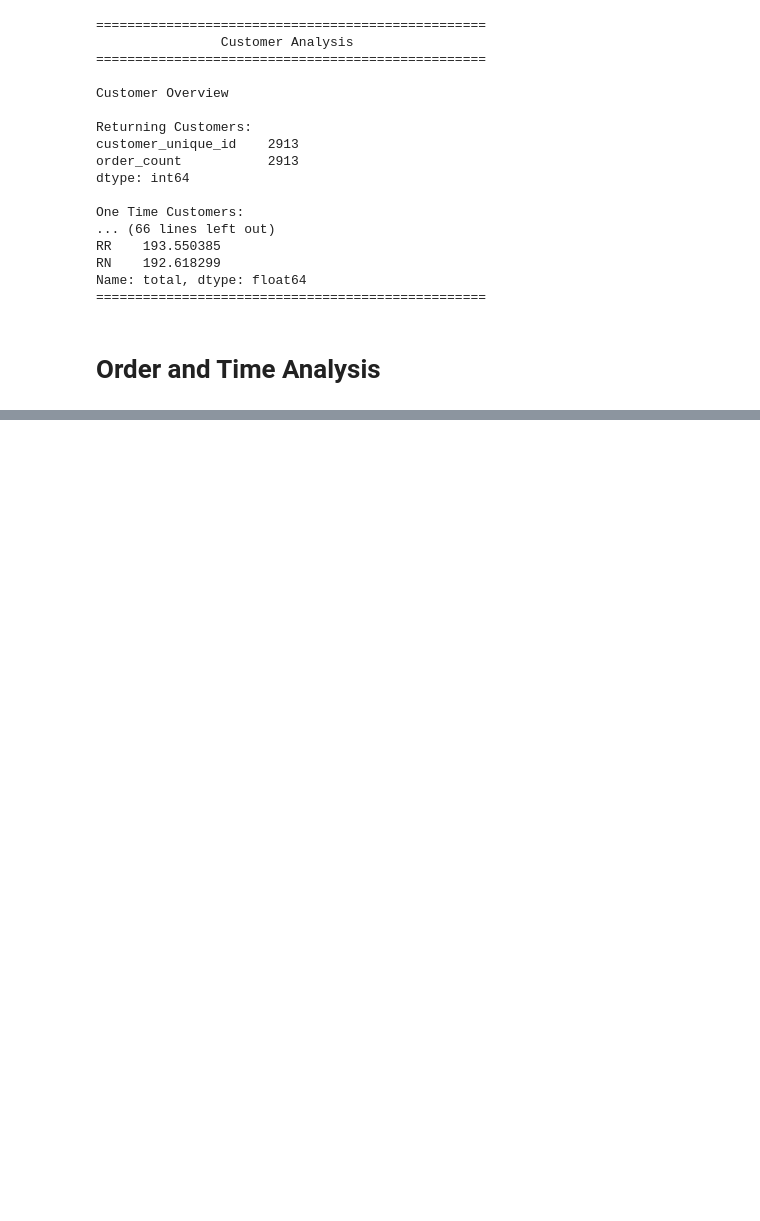
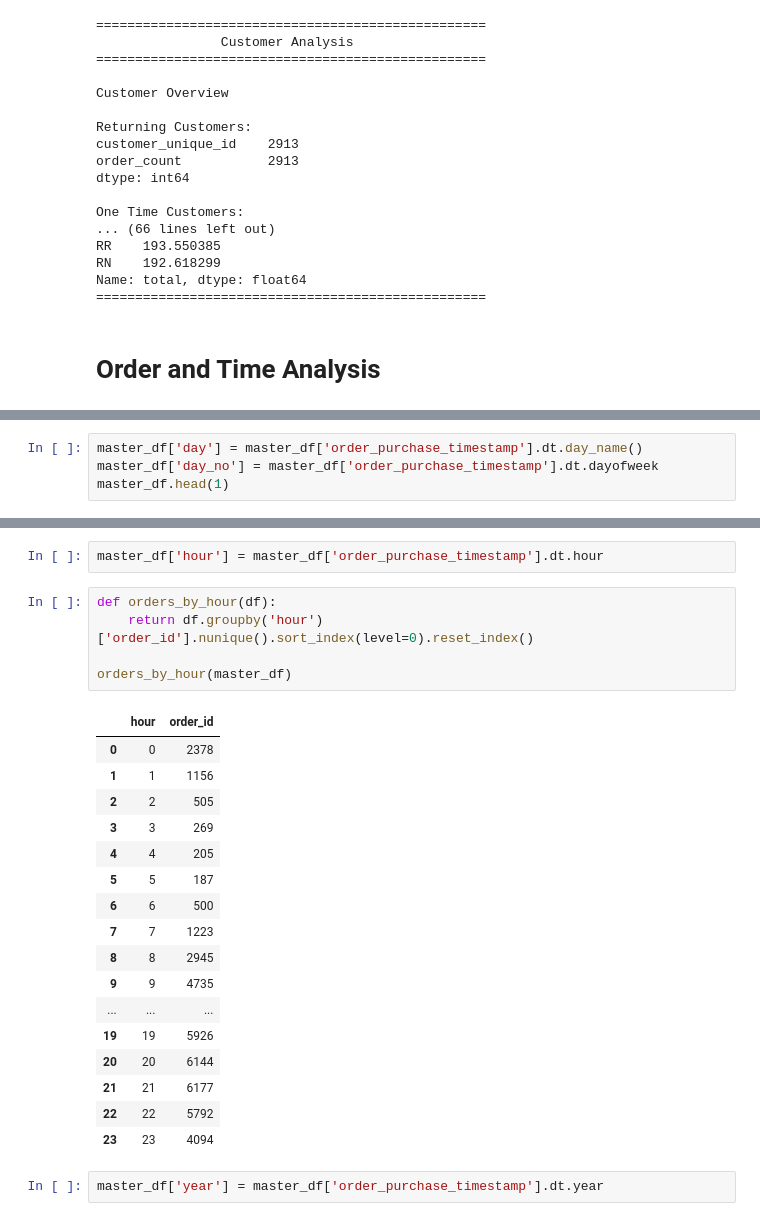
Before and after one commit to Rayyan-2205/ecommerce-sales-analytics, a Jupyter notebook: notebook/analysis.ipynb, the cells around one changed output, grey strips where cells are left out. Saved outputs shown, nothing was run; the diff lists cells and outputs as text; blank space fills up the shorter version.

```diff
--- a/notebook/analysis.ipynb
+++ b/notebook/analysis.ipynb
@@ -1371,0 +1369,4 @@ Name: order_id, dtype: int64
+# %%
+master_df['day'] = master_df['order_purchase_timestamp'].dt.day_name()
+master_df['day_no'] = master_df['order_purchase_timestamp'].dt.dayofweek
+master_df.head(1)
@@ -1371,0 +1391,27 @@ Name: order_id, dtype: int64
+# %%
+master_df['hour'] = master_df['order_purchase_timestamp'].dt.hour
+# %%
+def orders_by_hour(df):
+    return df.groupby('hour')['order_id'].nunique().sort_index(level=0).reset_index()
+
+orders_by_hour(master_df)
+# %% [output]
+|  | hour | order_id |
+| 0 | 0 | 2378 |
+| 1 | 1 | 1156 |
+| 2 | 2 | 505 |
+| 3 | 3 | 269 |
+| 4 | 4 | 205 |
+| 5 | 5 | 187 |
+| 6 | 6 | 500 |
+| 7 | 7 | 1223 |
+| 8 | 8 | 2945 |
+| 9 | 9 | 4735 |
+| ... | ... | ... |
+| 19 | 19 | 5926 |
+| 20 | 20 | 6144 |
+| 21 | 21 | 6177 |
+| 22 | 22 | 5792 |
+| 23 | 23 | 4094 |
+# %%
+master_df['year'] = master_df['order_purchase_timestamp'].dt.year
```
Also changed, not shown: parts of 10 cells of this notebook, 1 other file.
